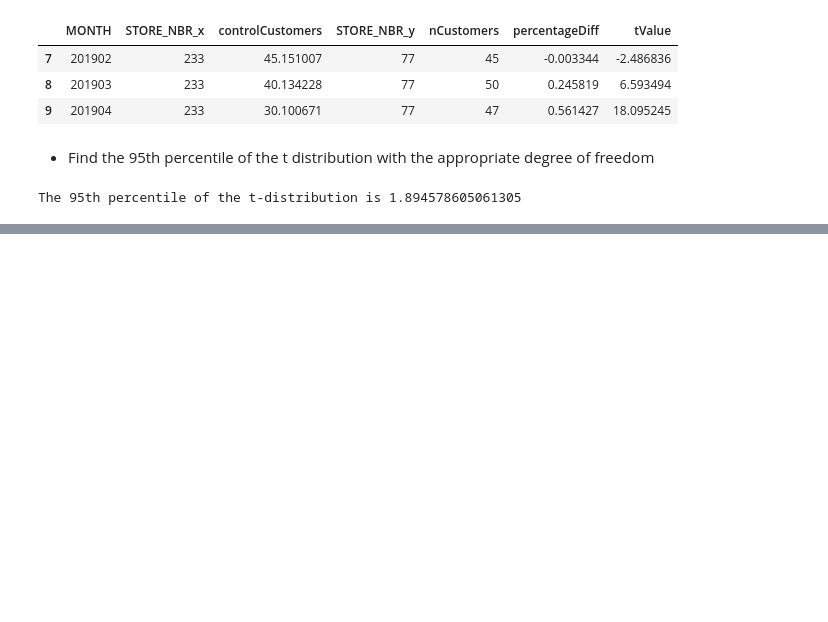
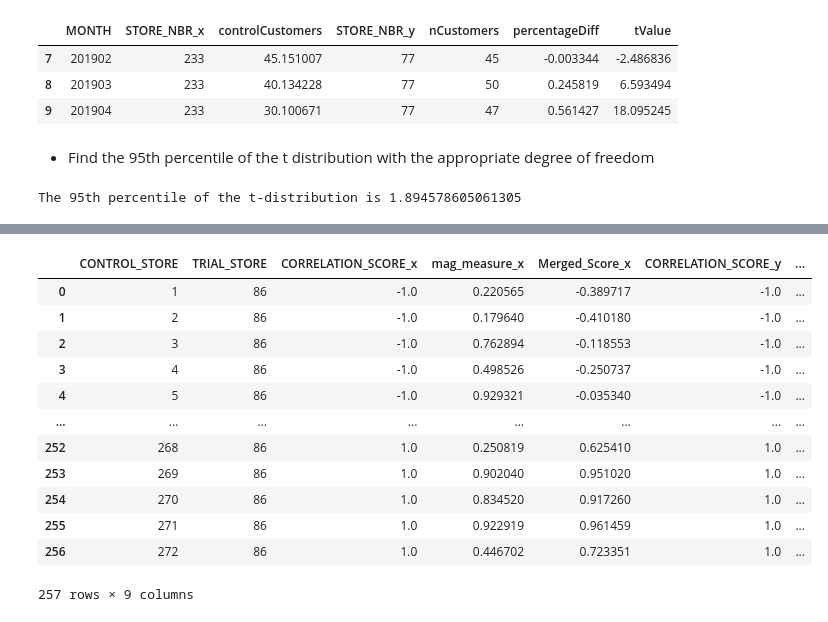
Before and after one commit to jontyj23/Quantium-Virtual-Internship, a Jupyter notebook: task2.ipynb, the cells around one changed output, grey strips where cells are left out. Drawn from its saved outputs; the diff is of its cells as text; code cells hidden in the pictures; blank space fills up the shorter version.

```diff
--- a/task2.ipynb
+++ b/task2.ipynb
@@ -707,0 +730,5 @@ TypeError: tz must be string or tzinfo subclass, not <matplotlib.category.UnitDa
+# %%
+scoreNSales = merge_calcs(['totSales'], 86)
+# %%
+scoreNCustomers = merge_calcs('nCustomers', 86)
+scoreNCustomers
@@ -707,0 +749,19 @@ TypeError: tz must be string or tzinfo subclass, not <matplotlib.category.UnitDa
+# %%
+# Merge score tables to calculate final score
+scoreControl = scoreNSales.merge(scoreNCustomers, on= ['TRIAL_STORE', 'CONTROL_STORE'])
+scoreControl['Final_Score'] = 0.5 * scoreControl['Merged_Score_x'] + 0.5 * scoreControl['Merged_Score_y']
+scoreControl
+# %% [output]
+|  | CONTROL_STORE | TRIAL_STORE | CORRELATION_SCORE_x | mag_measure_x | Merged_Score_x | CORRELATION_SCORE_y | ... |
+| 0 | 1 | 86 | -1.0 | 0.220565 | -0.389717 | -1.0 | ... |
+| 1 | 2 | 86 | -1.0 | 0.179640 | -0.410180 | -1.0 | ... |
+| 2 | 3 | 86 | -1.0 | 0.762894 | -0.118553 | -1.0 | ... |
+| 3 | 4 | 86 | -1.0 | 0.498526 | -0.250737 | -1.0 | ... |
+| 4 | 5 | 86 | -1.0 | 0.929321 | -0.035340 | -1.0 | ... |
+| ... | ... | ... | ... | ... | ... | ... | ... |
+| 252 | 268 | 86 | 1.0 | 0.250819 | 0.625410 | 1.0 | ... |
+| 253 | 269 | 86 | 1.0 | 0.902040 | 0.951020 | 1.0 | ... |
+| 254 | 270 | 86 | 1.0 | 0.834520 | 0.917260 | 1.0 | ... |
+| 255 | 271 | 86 | 1.0 | 0.922919 | 0.961459 | 1.0 | ... |
+| 256 | 272 | 86 | 1.0 | 0.446702 | 0.723351 | 1.0 | ... |
+257 rows × 9 columns
```
Also changed, not shown: parts of 40 cells of this notebook.
